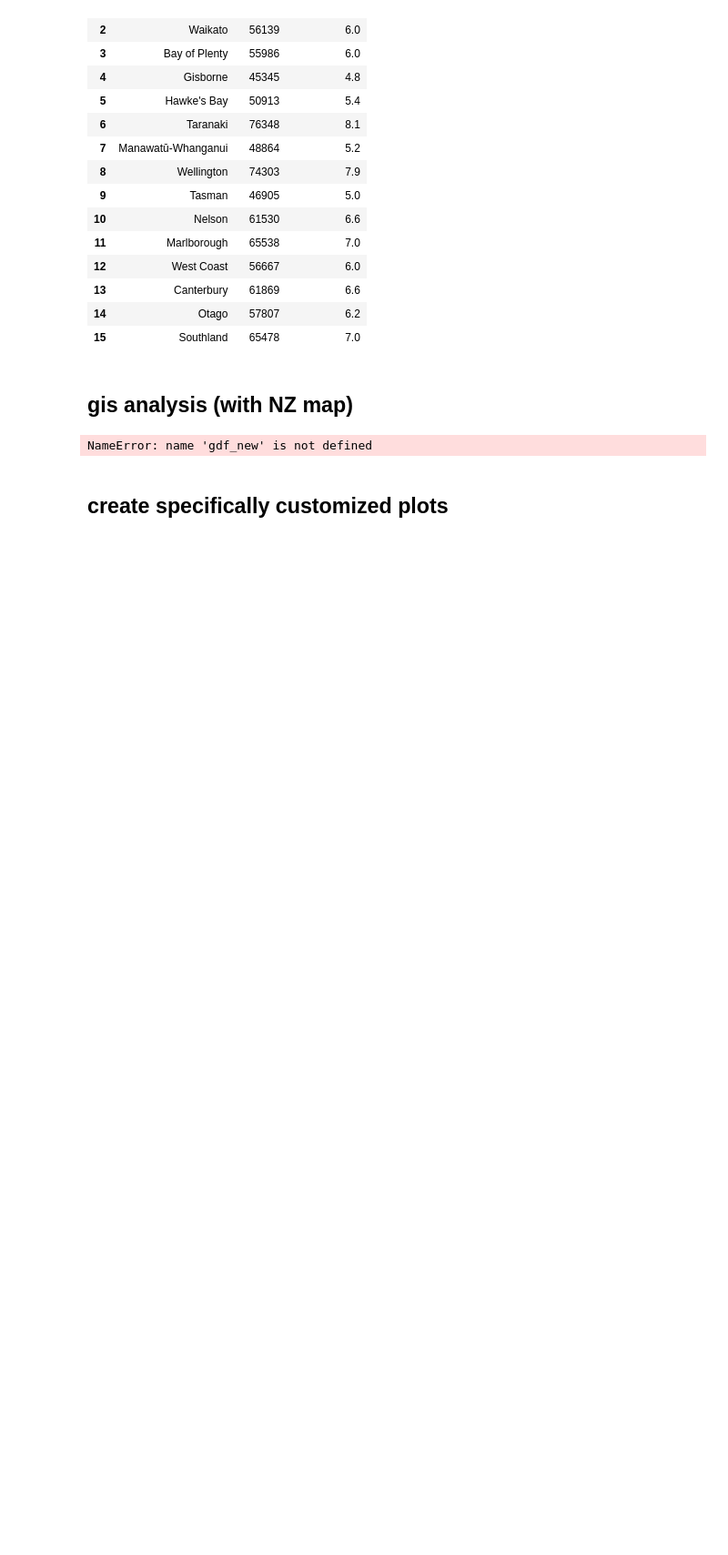
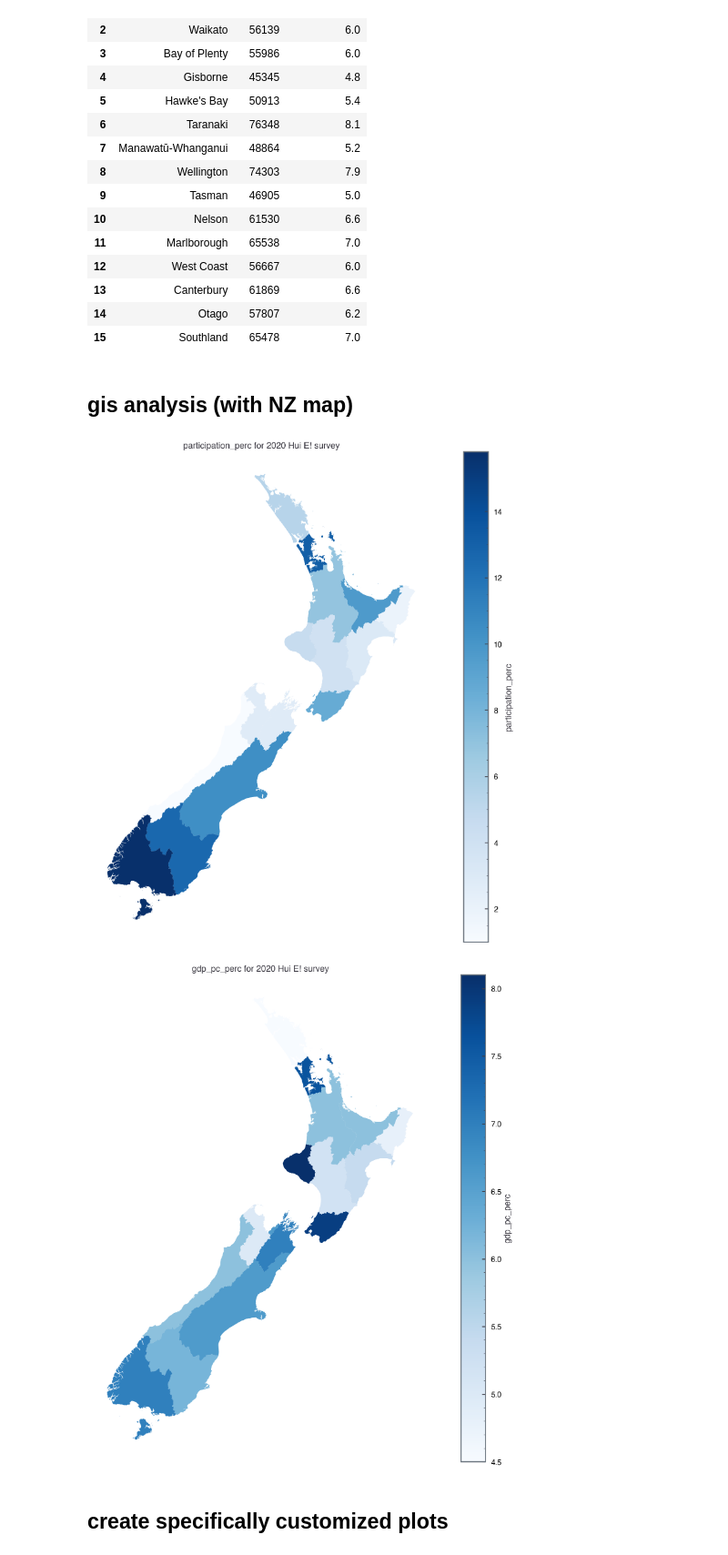
Before and after one commit to matthew-trava/huiehackathon-team2, a Jupyter notebook: gis.ipynb, the cells around one changed output. Shown at 91% size. Drawn from its saved outputs; the diff is of its cells as text; code cells hidden in the pictures; blank space fills up the shorter version.

Commit message:
feat gis: made geodataframe for  2020 and 2021

```diff
--- a/gis.ipynb
+++ b/gis.ipynb
@@ -310,10 +310,6 @@ display_side_by_side(df_regcount_2020, df_regcount_2021)
 # %% [markdown]
 ## pull gdp per capita data
 # %%
-#reg_fn = [(lambda s: str(s).lower())(s) for s in count_reg_dict]
-
-year = 2021
-
 def extract_gdp(fp="data/processed/gdp-per-capita_2020_regional.csv"):
     '''
     Extracts the gdp per capita for each region (separate csv file)
@@ -340,7 +336,7 @@ def extract_gdp(fp="data/processed/gdp-per-capita_2020_regional.csv"):
         df_i = pd.read_csv(f"data/gis/gdp/"+filename)
 
         # transform df
-        df_i = df_i[df_i['Year'] == 2021]                                                       # only take the GDP for the most recent year available (2020)
+        df_i = df_i[df_i['Year'] == 2020]                                                       # only take the GDP for the most recent year available (2020)
         df_i['region'] = region                                                                 # add column with region
         df_i = df_i[['region', 'The GDP per capita']]                                           # get rid of redundant columns
         df_i = df_i.rename(columns={'The GDP per capita': 'gdp_pc'})                            # rename column for easier processing (GDP is in NZD)
@@ -455,41 +451,51 @@ def draw_map(gdf, col_count=None):
     if col_count is None:
         gdf.plot(ax=ax)
     else:
         gdf.plot(
             ax=ax,
             column=col_count,
             legend=True,
             cmap="Blues",
             legend_kwds={'label': col_count}
                 )
         plt.title(f"{col_count} for 2020 Hui E! survey")
         plt.subplots_adjust(right=0.75)
 
     plt.axis("off")
     plt.show()
 
+def metrics2map(df_regcount, gdp_df, gdf_gismap):
+    '''
+    Merges the metrics, with the gdp per capita and the map
+    '''
 
+    # merge geodataframe and counting df
+    df_gis = df_regcount.merge(gdp_df, left_on='region', right_on='region')
+
+    gdf_metrics = gdf_gismap.merge(df_gis, left_on='region', right_on='region')
+    gdf_metrics = gpd.GeoDataFrame(gdf_metrics)
+
+    return gdf_metrics
 
 # call function to extract geodataframe of NZ's regional councils
 csv_filepath = "data/gis/regional-council-2022-clipped-generalised.shx"
 shp_filepath = "data/gis/regional_council_2022_clipped_csv.csv"
 gdf_map = extract_geodataframe(csv_filepath, shp_filepath)
 
-# merge geodataframe and counting df
-df_gis_2021 = df_regcount_2021.merge(df_gdp, left_on='region', right_on='region')
-
-gdf_2021 = gdf_map.merge(df_gis_2021, left_on='region', right_on='region')
-gdf_2021 = gpd.GeoDataFrame(gdf_2021)
+# call function to get map_metrics
+gdf_metrics_2020 = metrics2map(df_regcount_2020, df_gdp, gdf_map)
+gdf_metrics_2021 = metrics2map(df_regcount_2021, df_gdp, gdf_map)
 
 #df_metrics
 
 # call map drawing function
 #draw_map(gdf_new, col_count='participation_count')
-draw_map(gdf_new, col_count='participation_perc')
+draw_map(gdf_metrics_2020, col_count='participation_perc')
 #draw_map(gdf_new, col_count='gdp_pc')
-draw_map(gdf_new, col_count='gdp_pc_perc')
+draw_map(gdf_metrics_2020, col_count='gdp_pc_perc')
 # %% [output]
-NameError: name 'gdf_new' is not defined
+[figure, added]
+[figure, added]
 # %% [markdown]
 ## create specifically customized plots
 # %%
```
Also changed, not shown: parts of 3 cells of this notebook.
